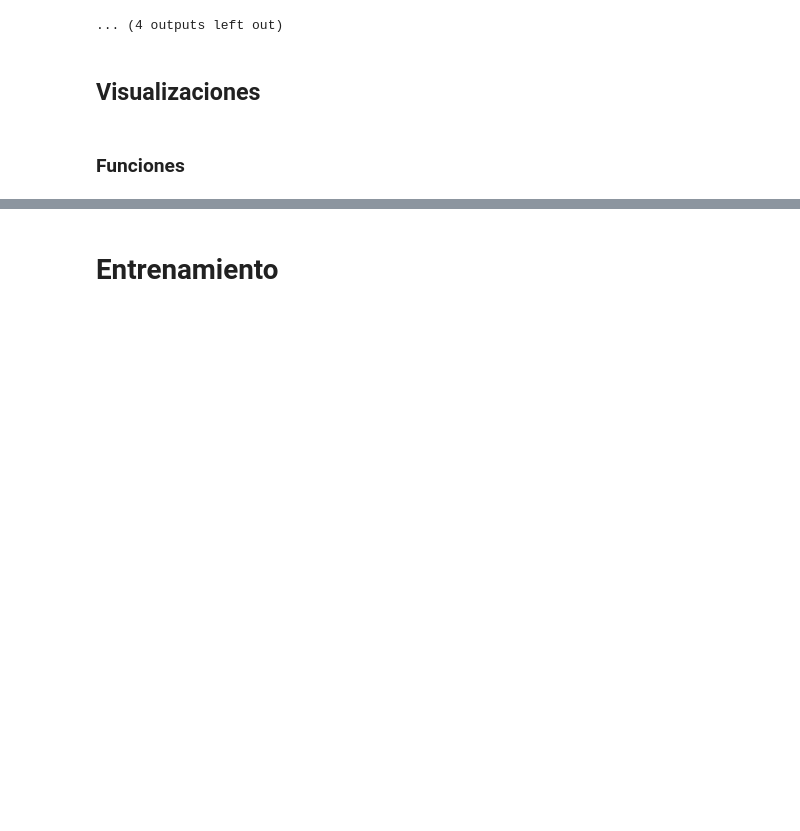
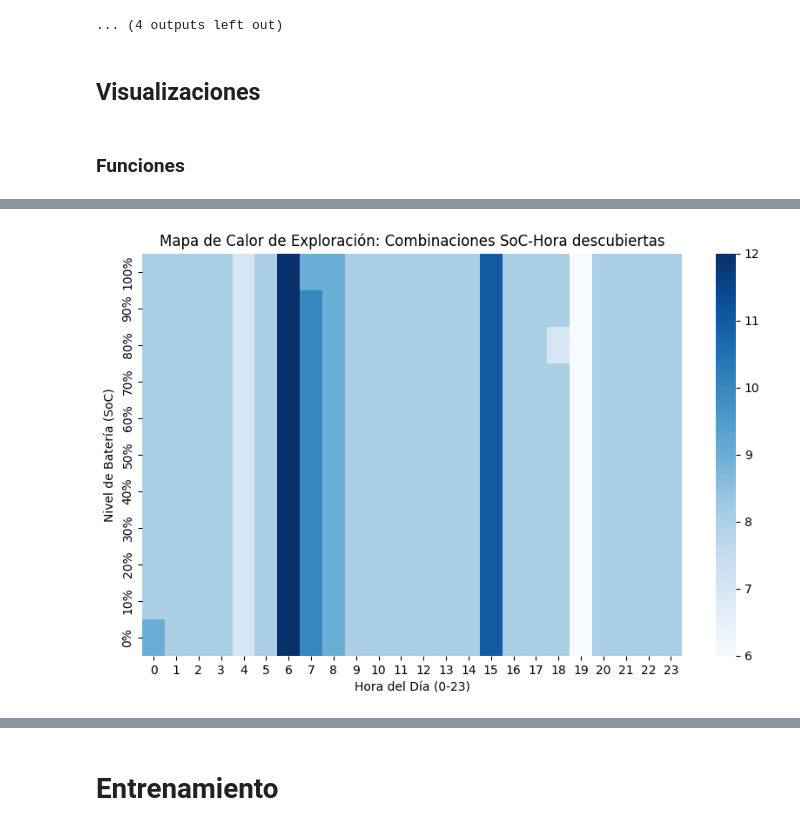
Before and after one commit to palvcam/Reto3_MicroRedes, a Jupyter notebook: OBJETIVO1/Q-learning/q-learning.ipynb, the cells around one changed output, grey strips where cells are left out. Cells and saved outputs as stored; diff of their text form; code cells hidden in the pictures; blank space fills up the shorter version.

```diff
--- a/OBJETIVO1/Q-learning/q-learning.ipynb
+++ b/OBJETIVO1/Q-learning/q-learning.ipynb
@@ -545,0 +562,4 @@ visualizar_comportamiento(env_eval, Q_ganadora, dias=3, hora_inicio=0)
+# %%
+visualizar_exploracion(Q_ganadora)
+# %% [output]
+[figure, added]
```
Also changed, not shown: parts of 3 cells of this notebook.
